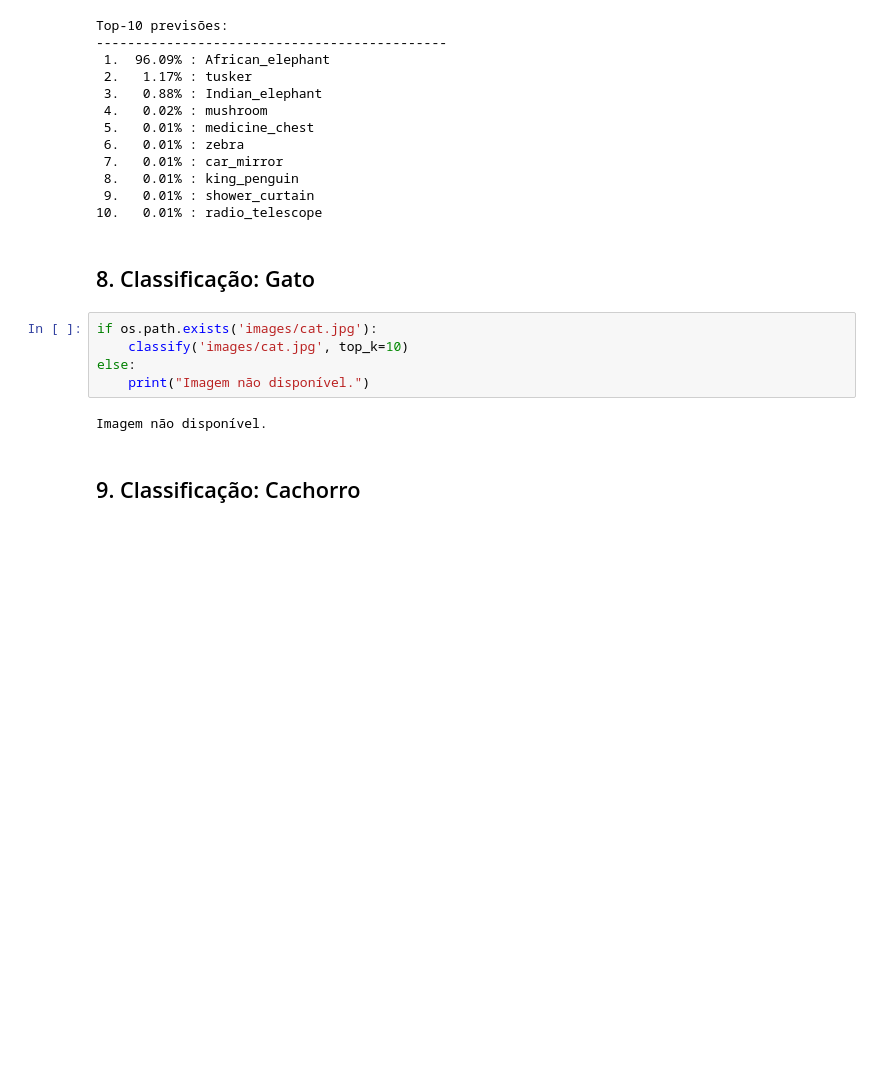
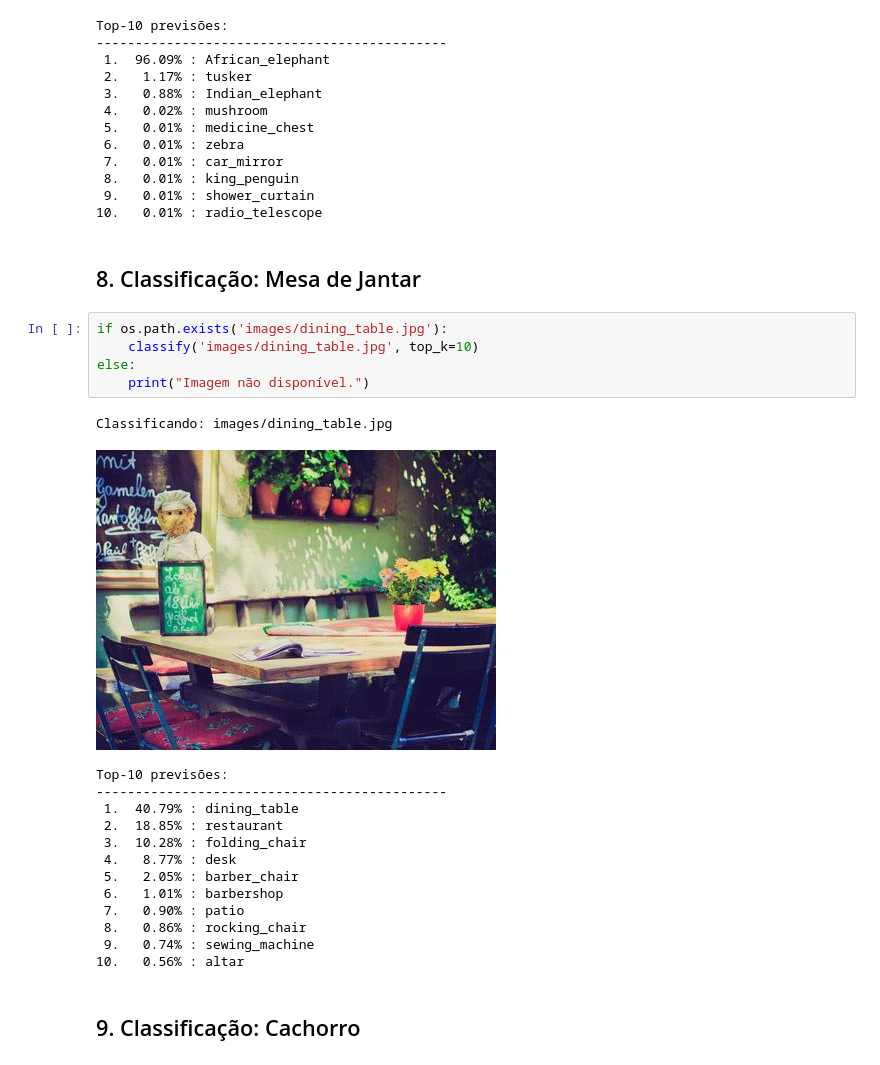
Before and after one commit to unly1/Formacao-Machine-Learning-Specialist, a Jupyter notebook: Fundamentos e Práticas de Deep Learning/Redes de Classificação para Deep Learning/Inception_Model.ipynb, the cells around one changed output. Saved outputs shown, nothing was run; the diff lists cells and outputs as text; blank space fills up the shorter version.

```diff
--- a/Fundamentos e Práticas de Deep Learning/Redes de Classificação para Deep Learning/Inception_Model.ipynb
+++ b/Fundamentos e Práticas de Deep Learning/Redes de Classificação para Deep Learning/Inception_Model.ipynb
@@ -281,14 +280,27 @@ Top-10 previsões:
  9.   0.01% : shower_curtain
 10.   0.01% : radio_telescope
 # %% [markdown]
-## 8. Classificação: Gato
+## 8. Classificação: Mesa de Jantar
 # %%
-if os.path.exists('images/cat.jpg'):
-    classify('images/cat.jpg', top_k=10)
+if os.path.exists('images/dining_table.jpg'):
+    classify('images/dining_table.jpg', top_k=10)
 else:
     print("Imagem não disponível.")
 # %% [output]
-Imagem não disponível.
+Classificando: images/dining_table.jpg
+[figure, added]
+Top-10 previsões:
+---------------------------------------------
+ 1.  40.79% : dining_table
+ 2.  18.85% : restaurant
+ 3.  10.28% : folding_chair
+ 4.   8.77% : desk
+ 5.   2.05% : barber_chair
+ 6.   1.01% : barbershop
+ 7.   0.90% : patio
+ 8.   0.86% : rocking_chair
+ 9.   0.74% : sewing_machine
+10.   0.56% : altar
 # %% [markdown]
 ## 9. Classificação: Cachorro
 # %%
```
Also changed, not shown: parts of 8 cells of this notebook, 8 other files.
